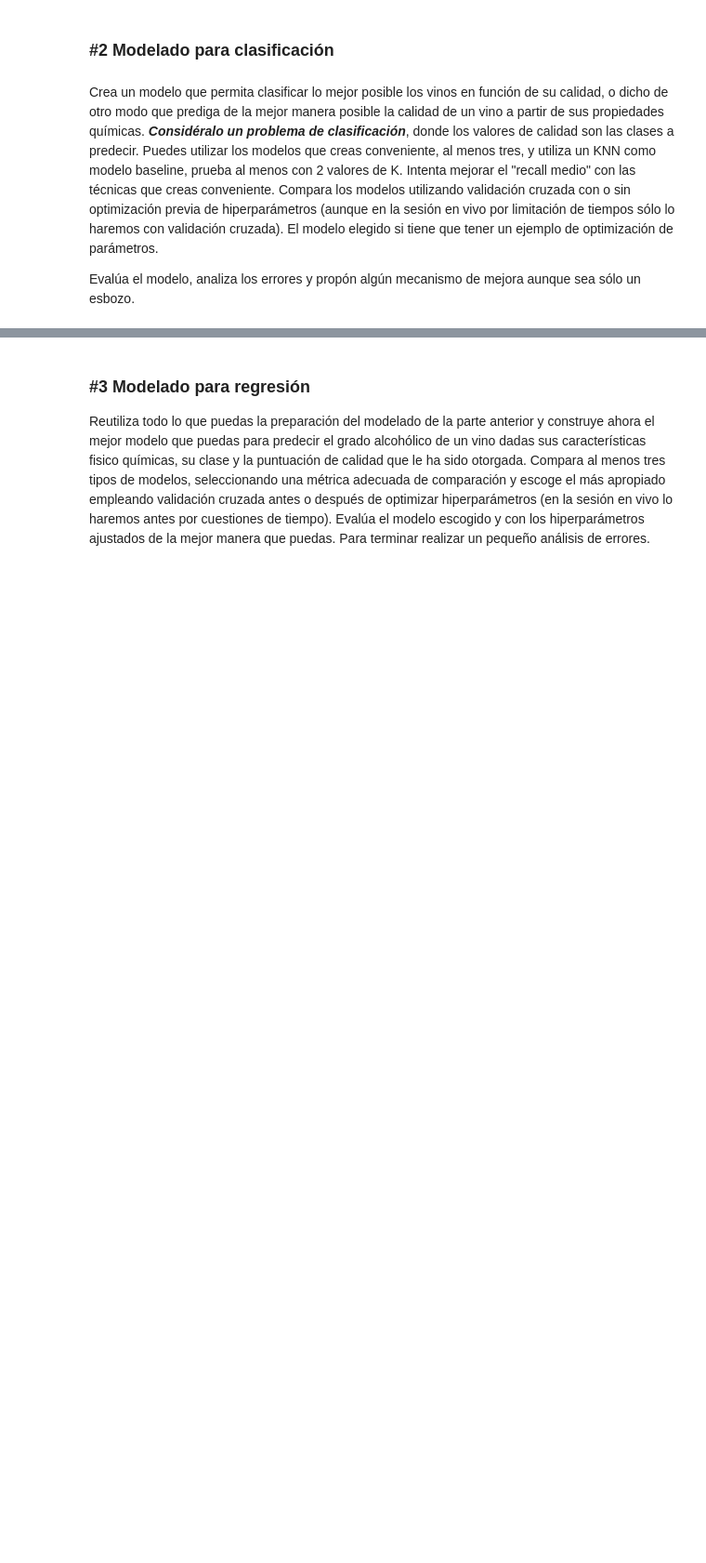
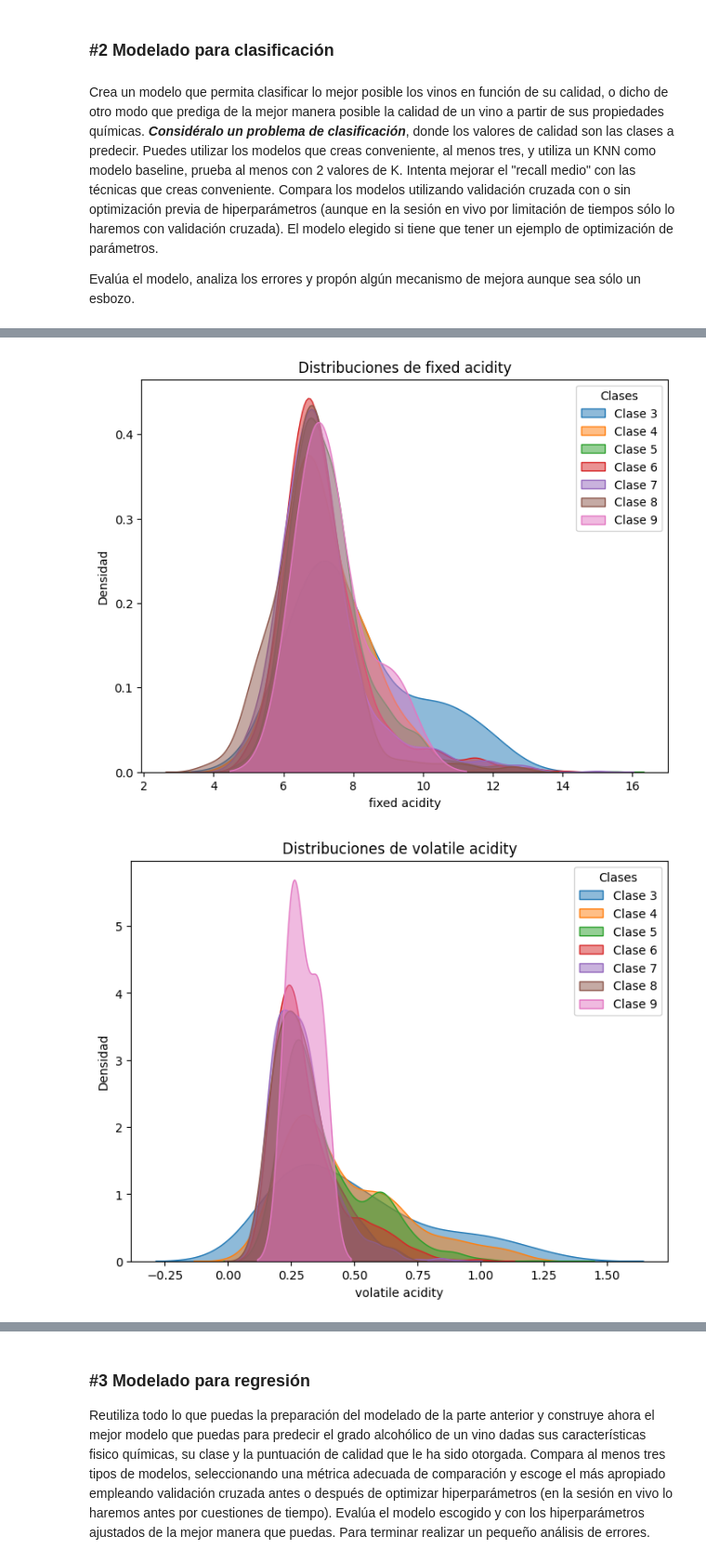
Before and after one commit to Fredmulato93/ONLINE_DS_THEBRIDGE_FRED_MULATO_93, a Jupyter notebook: 04_Machine_Learning/Sprint_12/Unidad_02/Practica_Obligatoria/18_Practica_Obligatoria_Repaso_Aprendizaje_Supervisado.ipynb, the cells around one changed output, grey strips where cells are left out. Shown at 93% size. Drawn from its saved outputs; the diff is of its cells as text; code cells hidden in the pictures; blank space fills up the shorter version.

```diff
--- a/04_Machine_Learning/Sprint_12/Unidad_02/Practica_Obligatoria/18_Practica_Obligatoria_Repaso_Aprendizaje_Supervisado.ipynb
+++ b/04_Machine_Learning/Sprint_12/Unidad_02/Practica_Obligatoria/18_Practica_Obligatoria_Repaso_Aprendizaje_Supervisado.ipynb
@@ -138,0 +165,20 @@ NameError: name 'train_test_split' is not defined
+# %%
+valores_target = train_set[target_clf].unique().tolist()
+# %%
+for col in features_num_clf:
+    plt.figure(figsize=(8,6))
+    for i in sorted(valores_target):
+        sns.kdeplot(
+            train_set[train_set[target_clf] == i][col],
+            fill=True,
+            alpha=0.5,
+            label=f"Clase {i}"
+        )
+    plt.title(f"Distribuciones de {col}")
+    plt.xlabel(col)
+    plt.ylabel("Densidad")
+    plt.legend(title="Clases")
+    plt.show()
+# %% [output]
+[figure, added]
+[figure, added]
```
Also changed, not shown: parts of 13 cells of this notebook, 2 other files.
